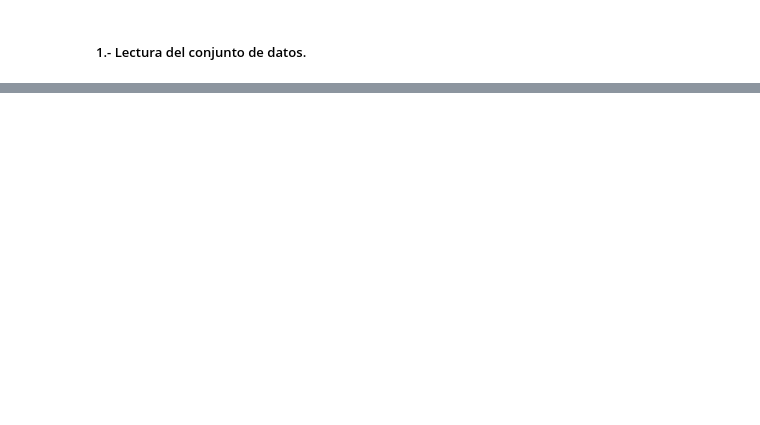
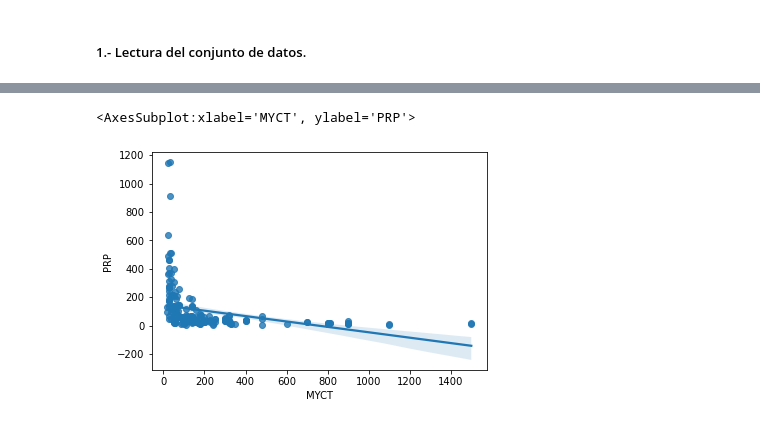
Before and after one commit to Bernardo-f/Tarea-4, a Jupyter notebook: main.ipynb, the cells around one changed output, grey strips where cells are left out. Cells and saved outputs as stored; diff of their text form; code cells hidden in the pictures; blank space fills up the shorter version.

```diff
--- a/main.ipynb
+++ b/main.ipynb
@@ -22,0 +76,5 @@ df
+# %%
+sns.regplot(x="MYCT", y="PRP", data=df)
+# %% [output]
+<AxesSubplot:xlabel='MYCT', ylabel='PRP'>
+[figure, added]
```
Also changed, not shown: parts of 25 cells of this notebook.
